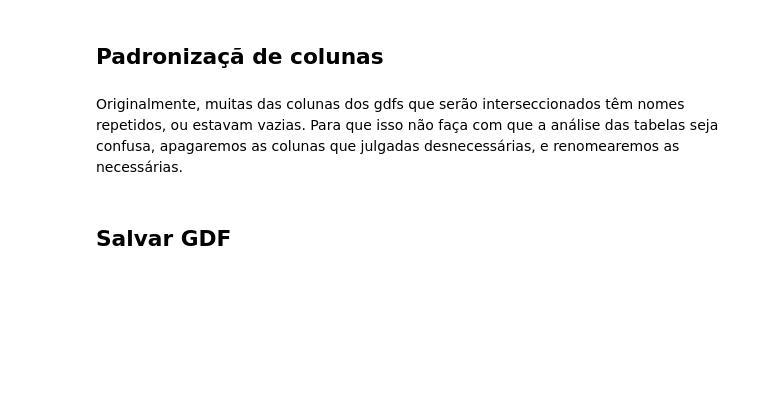
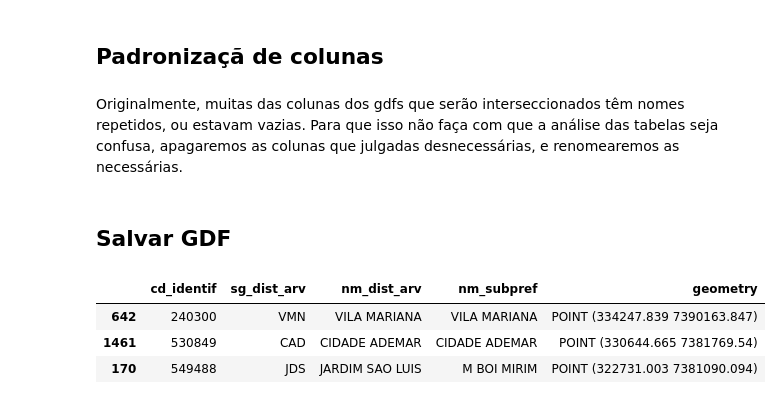
Before and after one commit to sepep-pmsp/coleta_cebrap, a Jupyter notebook: notebooks/malha_arborizacao_viaria.ipynb, the cells around one changed output. Saved outputs shown, nothing was run; the diff lists cells and outputs as text; code cells hidden in the pictures; blank space fills up the shorter version.

```diff
--- a/notebooks/malha_arborizacao_viaria.ipynb
+++ b/notebooks/malha_arborizacao_viaria.ipynb
@@ -58,3 +87,10 @@ save_parquet(
     fname= 'malha_arborizacao_viaria',
     data_subpath='assets'
 )
+# %%
+gdf_arvore.sample(3)
+# %% [output]
+|  | cd_identif | sg_dist_arv | nm_dist_arv | nm_subpref | geometry |
+| 642 | 240300 | VMN | VILA MARIANA | VILA MARIANA | POINT (334247.839 7390163.847) |
+| 1461 | 530849 | CAD | CIDADE ADEMAR | CIDADE ADEMAR | POINT (330644.665 7381769.54) |
+| 170 | 549488 | JDS | JARDIM SAO LUIS | M BOI MIRIM | POINT (322731.003 7381090.094) |
```
Also changed, not shown: parts of 7 cells of this notebook, 1 other file.
